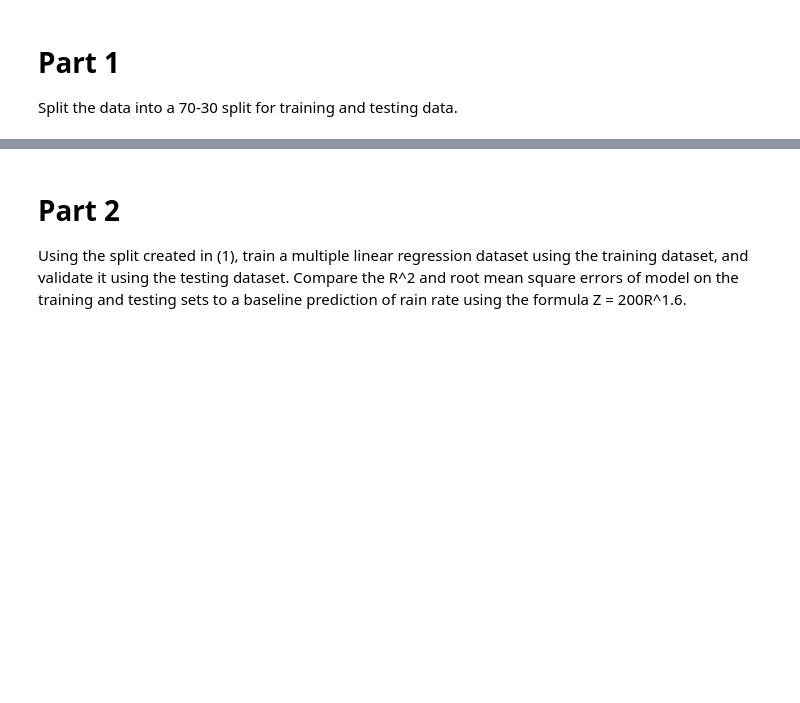
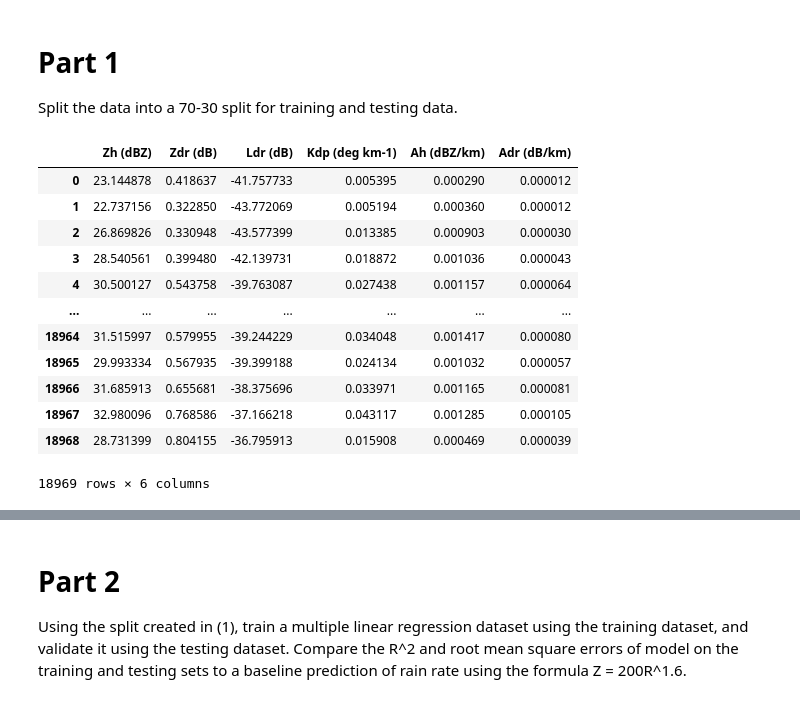
Before and after one commit to atmsillinois/machine-learning-1-scmeghana, a Jupyter notebook: Assignment_5.ipynb, the cells around one changed output, grey strips where cells are left out. Saved outputs shown, nothing was run; the diff lists cells and outputs as text; code cells hidden in the pictures; blank space fills up the shorter version.

```diff
--- a/Assignment_5.ipynb
+++ b/Assignment_5.ipynb
@@ -17,3 +17,19 @@ df = pd.read_csv('homework/radar_parameters.csv')
 #creating different dataframes for design matrix and target variable.
 x_data = df.iloc[:,1:7]
 y_data = df.iloc[:,7]
+# %%
+x_data
+# %% [output]
+|  | Zh (dBZ) | Zdr (dB) | Ldr (dB) | Kdp (deg km-1) | Ah (dBZ/km) | Adr (dB/km) |
+| 0 | 23.144878 | 0.418637 | -41.757733 | 0.005395 | 0.000290 | 0.000012 |
+| 1 | 22.737156 | 0.322850 | -43.772069 | 0.005194 | 0.000360 | 0.000012 |
+| 2 | 26.869826 | 0.330948 | -43.577399 | 0.013385 | 0.000903 | 0.000030 |
+| 3 | 28.540561 | 0.399480 | -42.139731 | 0.018872 | 0.001036 | 0.000043 |
+| 4 | 30.500127 | 0.543758 | -39.763087 | 0.027438 | 0.001157 | 0.000064 |
+| ... | ... | ... | ... | ... | ... | ... |
+| 18964 | 31.515997 | 0.579955 | -39.244229 | 0.034048 | 0.001417 | 0.000080 |
+| 18965 | 29.993334 | 0.567935 | -39.399188 | 0.024134 | 0.001032 | 0.000057 |
+| 18966 | 31.685913 | 0.655681 | -38.375696 | 0.033971 | 0.001165 | 0.000081 |
+| 18967 | 32.980096 | 0.768586 | -37.166218 | 0.043117 | 0.001285 | 0.000105 |
+| 18968 | 28.731399 | 0.804155 | -36.795913 | 0.015908 | 0.000469 | 0.000039 |
+18969 rows × 6 columns
```
Also changed, not shown: parts of 3 cells of this notebook.
